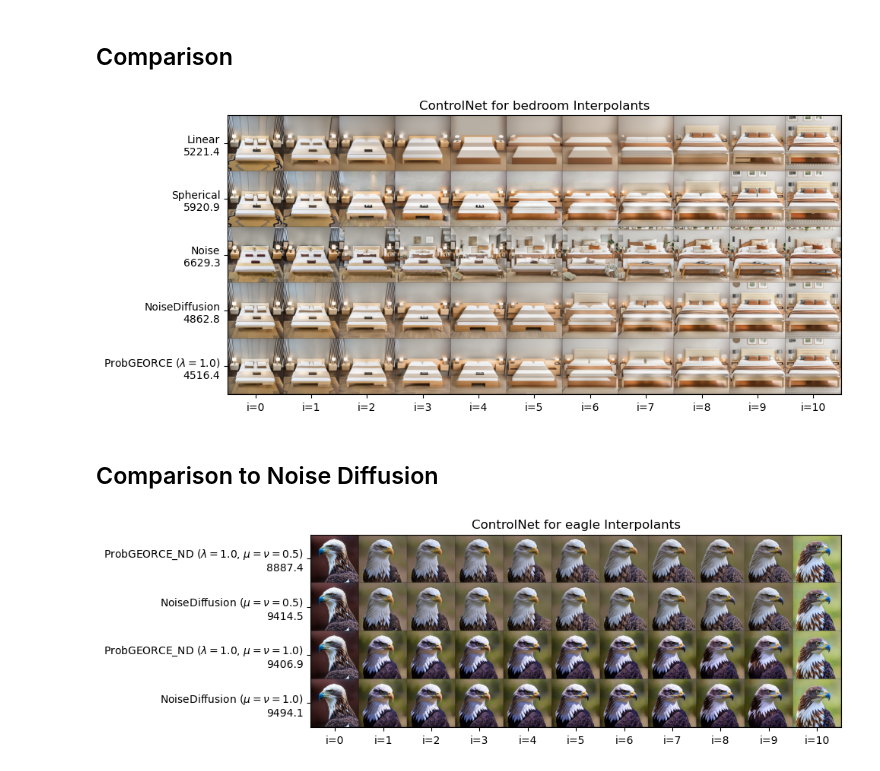
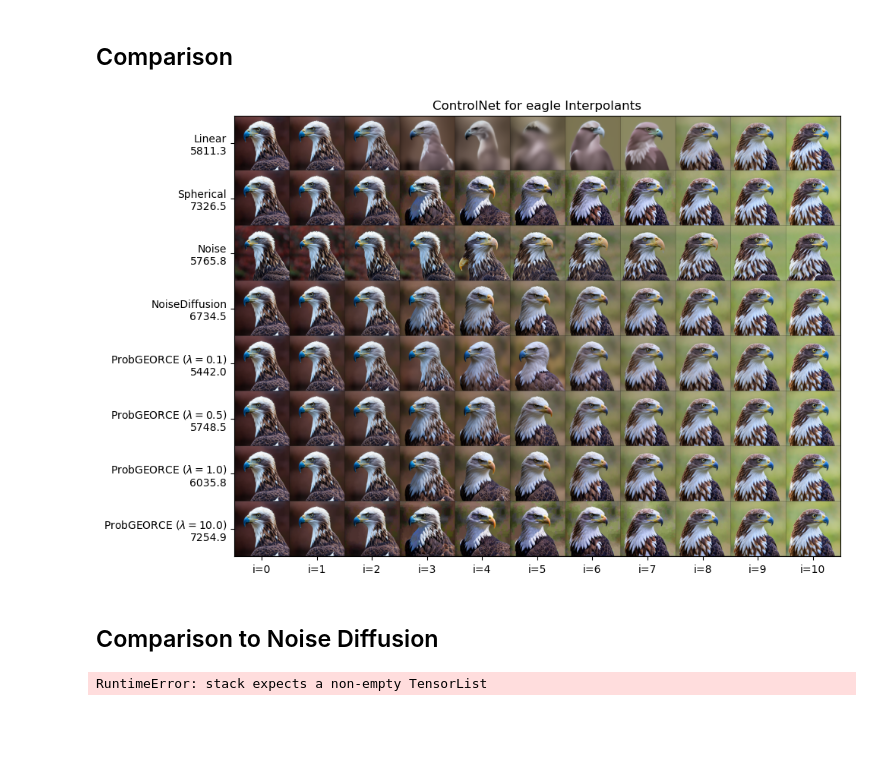
Before and after one commit to FrederikMR/controlnet_interpolation, a Jupyter notebook: interpolation_plot.ipynb, the cells around one changed output. Cells and saved outputs as stored; diff of their text form; code cells hidden in the pictures; blank space fills up the shorter version.

```diff
--- a/interpolation_plot.ipynb
+++ b/interpolation_plot.ipynb
@@ -153,10 +172,10 @@ plot_type = {'Linear': 'Linear',
              'Spherical': 'Spherical',
              'Noise': 'Noise',
              'NoiseDiffusion': 'NoiseDiffusion',
-             #'ProbGEORCE_clip_0d1': r'ProbGEORCE ($\lambda=0.1$)',
-             #'ProbGEORCE_clip_0d5': r'ProbGEORCE ($\lambda=0.5$)',
+             'ProbGEORCE_clip_0d1': r'ProbGEORCE ($\lambda=0.1$)',
+             'ProbGEORCE_clip_0d5': r'ProbGEORCE ($\lambda=0.5$)',
              'ProbGEORCE_clip_1d0': r'ProbGEORCE ($\lambda=1.0$)',
-             #'ProbGEORCE_clip_10d0': r'ProbGEORCE ($\lambda=10.0$)',
+             'ProbGEORCE_clip_10d0': r'ProbGEORCE ($\lambda=10.0$)',
             }
 # %%
 data_curves = []
@@ -174,34 +193,34 @@ for pt in plot_type:
 # %%
 N = 10
 plot_grid = N//10
 plot_curves = data_curves[:,::plot_grid]
 
 img_height = 786+2
 tick_list = [0.5*img_height+j*img_height for j in range(len(data_curves))]
 length = [f"{plot_type[k]}\n{(euclidean_energy(val)/(768*786*3)):.1f}" for k,val in single_curves.items()]
 tick_xlist = [img_height/2+j*img_height for j in range(11)]
 grid_index = [f"i={int(plot_grid*i)}" for i in range(11)]
 
 fig = plt.figure(figsize=(10,10))
 ax = fig.add_subplot(111)
 ax.set_title(f"ControlNet for {image_type} Interpolants")
 plot_val = torch.from_numpy(np.array(plot_curves.reshape(-1,3,786,786)))
 ax.imshow(vutils.make_grid(plot_val, padding=2, normalize=True, nrow=10+1).permute(1, 2, 0))
 #ax.axes.get_xaxis().set_visible(False)
 #ax.axes.get_yaxis().set_visible(False)
 ax.set_yticks(tick_list)
 ax.set_yticklabels(length)
 ax.set_xticks(tick_xlist)
 ax.set_xticklabels(grid_index)
 
 fig.tight_layout()
 
 plt.show()
 
-save_path = f'{figure_path}{image_type}_comparison.pdf'
+save_path = f'{figure_path}{image_type}_comparison_full.pdf'
 fig.savefig(save_path, format='pdf', pad_inches=0.1, bbox_inches='tight')
 # %% [output]
-[figure, old version]
+[figure, new version]
 # %% [markdown]
 ## Comparison to Noise Diffusion
 # %%
@@ -218,6 +237,8 @@ for p_type in plot_type.keys():
         if key == p_type:
             data_curves.append(val)
 data_curves = torch.stack(data_curves)
+# %% [output]
+RuntimeError: stack expects a non-empty TensorList
 # %%
 single_curves = {}
 for pt in plot_type:
@@ -253,5 +274,3 @@ plt.show()
 
 save_path = f'{figure_path}{image_type}_comparison_to_noise_diffusion.pdf'
 fig.savefig(save_path, format='pdf', pad_inches=0.1, bbox_inches='tight')
-# %% [output]
-[figure, removed]
```
Also changed, not shown: parts of 6 cells of this notebook, 28 other files.
